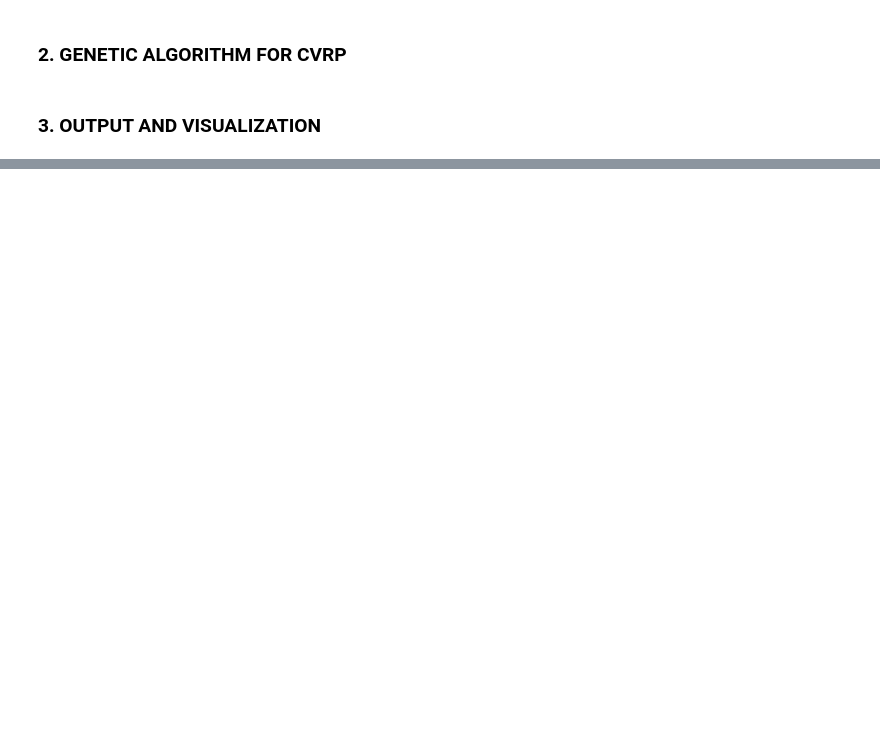
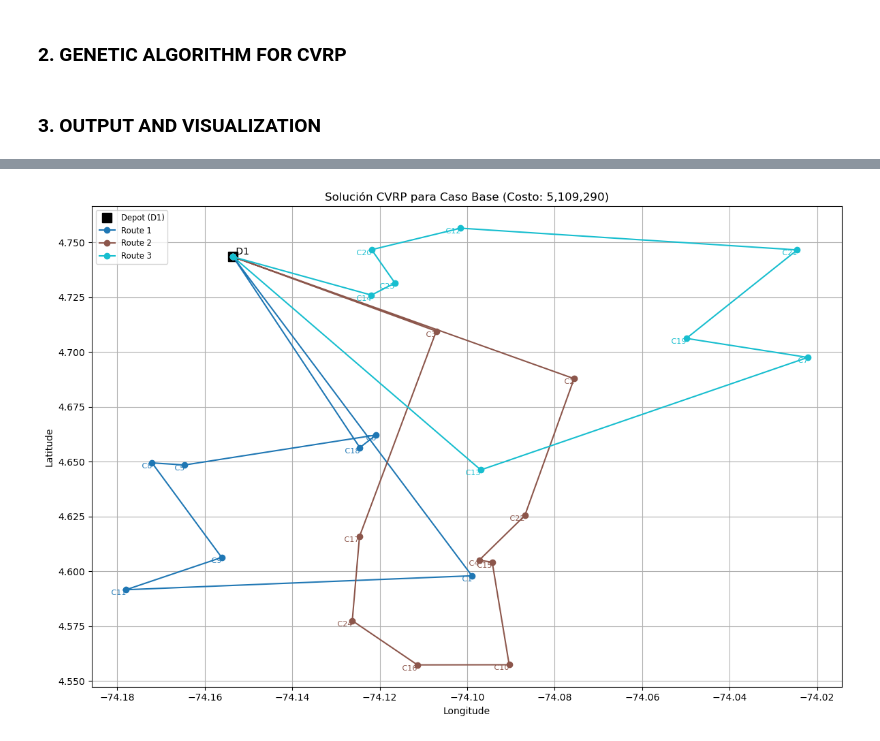
Before and after one commit to nrincon2302/ISIS3302-ProyectoMOS, a Jupyter notebook: Entrega_3_Pau.ipynb, the cells around one changed output, grey strips where cells are left out. Saved outputs shown, nothing was run; the diff lists cells and outputs as text; code cells hidden in the pictures; blank space fills up the shorter version.

```diff
--- a/Entrega_3_Pau.ipynb
+++ b/Entrega_3_Pau.ipynb
@@ -738,0 +535,86 @@ Solution saved to cvrp_solution_case_Base.csv
+# %%
+import time
+
+for target_case_name in ['Base', '2', '3']:
+    print(f"\n{'='*60}")
+    print(f"Attempting to solve CVRP for: Caso {target_case_name}")
+
+    load_and_prepare_data_for_ga(target_case_name)
+
+    unserviceable_clients = []
+    for cid, dem in GA_DATA["client_demands"].items():
+        if dem > max(GA_DATA["homogeneous_vehicle_capacity"]):
+            unserviceable_clients.append((cid, dem))
+    if unserviceable_clients:
+        print("\nWARNING: The following clients have demands greater than available vehicle capacities:")
+        for cid, dem in unserviceable_clients:
+            print(f"  - {cid}: Demand {dem}")
+        print("These clients will likely lead to high penalties or prevent a fully feasible solution.\n")
+
+    if not GA_DATA["client_ids"]:
+        print("No clients loaded. Exiting.")
+
+    POPULATION_SIZE = 100
+    GENERATIONS = 200
+    MUTATION_RATE = 0.10
+    TOURNAMENT_K = 5
+
+    # Iniciar temporizador
+    start_time = time.time()
+
+    best_chromosome, best_fitness, ga_log = run_genetic_algorithm_cvrp(
+        GA_DATA,
+        pop_size=POPULATION_SIZE,
+        generations=GENERATIONS,
+        mutation_rate=MUTATION_RATE,
+        tournament_k=TOURNAMENT_K
+    )
+
+    # Finalizar temporizador
+    end_time = time.time()
+    elapsed_time = end_time - start_time
+
+    if best_chromosome:
+        print("\n=== Best Solution Found ===")
+        final_routes, final_cost, final_penalty = decode_chromosome_to_routes(best_chromosome, GA_DATA)
+
+        print(f"\nBest Chromosome Order: {' → '.join(best_chromosome)}")
+        print(f"\nDecoded Routes ({len(final_routes)} routes):")
+        total_dist_check = 0
+
+        for i, (vehicle_idx, route) in enumerate(final_routes):
+            route_dist = 0
+            route_demand = 0
+            vehicle_capacity = GA_DATA["homogeneous_vehicle_capacity"][vehicle_idx]
+            vehicle_range = GA_DATA["homogeneous_vehicle_range"][vehicle_idx]
+
+            for k_idx in range(len(route) - 1):
+                u, v = route[k_idx], route[k_idx+1]
+                route_dist += GA_DATA["distance_matrix"].get((u,v), float('inf'))
+                if v != GA_DATA["depot_id"]:
+                    route_demand += GA_DATA["client_demands"].get(v,0)
+
+            total_dist_check += route_dist
+            print(f"\nRuta {i+1} (Vehículo {vehicle_idx+1}):")
+            print(f"  Secuencia: {' → '.join(route)}")
+            print(f"  Capacidad: {route_demand:.1f}/{vehicle_capacity:.1f}")
+            print(f"  Distancia: {route_dist:.1f}/{vehicle_range:.1f} km")
+
+        print(f"\nResumen de la Solución:")
+        print(f"  Costo Total: {final_cost + final_penalty:,.2f} COP")
+        print(f"  Distancia Total: {total_dist_check:.2f} km")
+        print(f"  Vehículos Usados: {len(final_routes)}/{GA_DATA['num_available_vehicles']}")
+        if final_penalty > 0:
+            print(f"  ALERTA: La solución tiene penalizaciones: {final_penalty:,.2f}")
+
+        print(f"  Tiempo de ejecución del GA: {elapsed_time:.2f} segundos")
+
+        plot_routes = [route for _, route in final_routes]
+        plot_cvrp_solution(plot_routes, GA_DATA["depot_id"], GA_DATA["all_node_coords"],
+                      title=f"Solución CVRP para Caso {target_case_name} (Costo: {best_fitness:,.0f})")
+        plot_ga_convergence(ga_log)
+        save_solution_to_csv(plot_routes, GA_DATA["depot_id"],
+                        filename=f"cvrp_solution_case_{target_case_name}.csv")
+    else:
+        print("No se encontró solución.")
+# %% [output]
@@ -738,0 +638 @@ Solution saved to cvrp_solution_case_Base.csv
+[figure, added]
```
Also changed, not shown: parts of 3 cells of this notebook, 29 other files.
